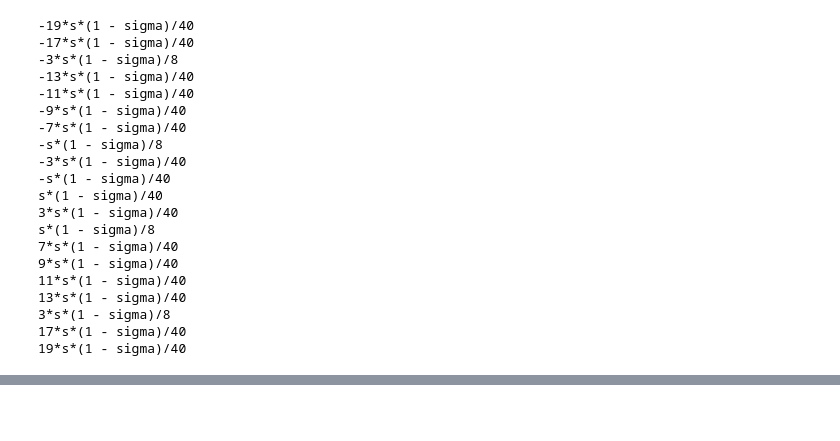
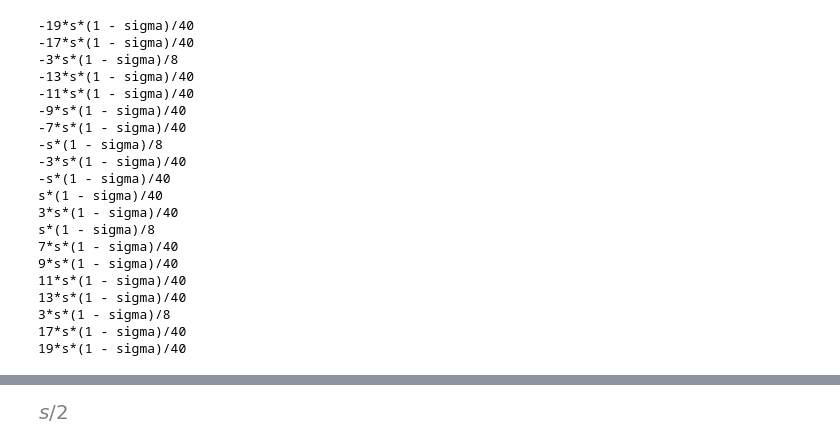
Before and after one commit to fh9g12/FwtModels, a Jupyter notebook: Workbooks/15_Rolling Rig V3/2_GenerateFixedModel.ipynb, the cells around one changed output, grey strips where cells are left out. Saved outputs shown, nothing was run; the diff lists cells and outputs as text; code cells hidden in the pictures; blank space fills up the shorter version.

```diff
--- a/Workbooks/15_Rolling Rig V3/2_GenerateFixedModel.ipynb
+++ b/Workbooks/15_Rolling Rig V3/2_GenerateFixedModel.ipynb
@@ -29,7 +29,7 @@ main_panels = 20
 p = RollRig.base_params(Dofs=1, panels=main_panels)
 # %%
 # Generate Referecne Frame
-wing_frame = mf.HomogenousTransform().R_x(p.q[0])#.R_y(p.alpha_r)
+wing_frame = mf.HomogenousTransform().R_x(sym.pi+p.q[0])#.R_y(p.alpha_r)
 
 #Generate Mass Matrices
 M_w = ele.MassMatrix(p.m_w)
@@ -115,0 +116,2 @@ sm.ExtForces.Q()
+# %%
+test = wing_frame.Translate(0,p.s/2,0)
@@ -115,0 +122,4 @@ sm.ExtForces.Q()
+# %%
+sym.trigsimp(test.BodyJacobian(p.q))[2]
+# %% [output]
+[figure, added]
```
Also changed, not shown: parts of 3 cells of this notebook, 8 other files.
